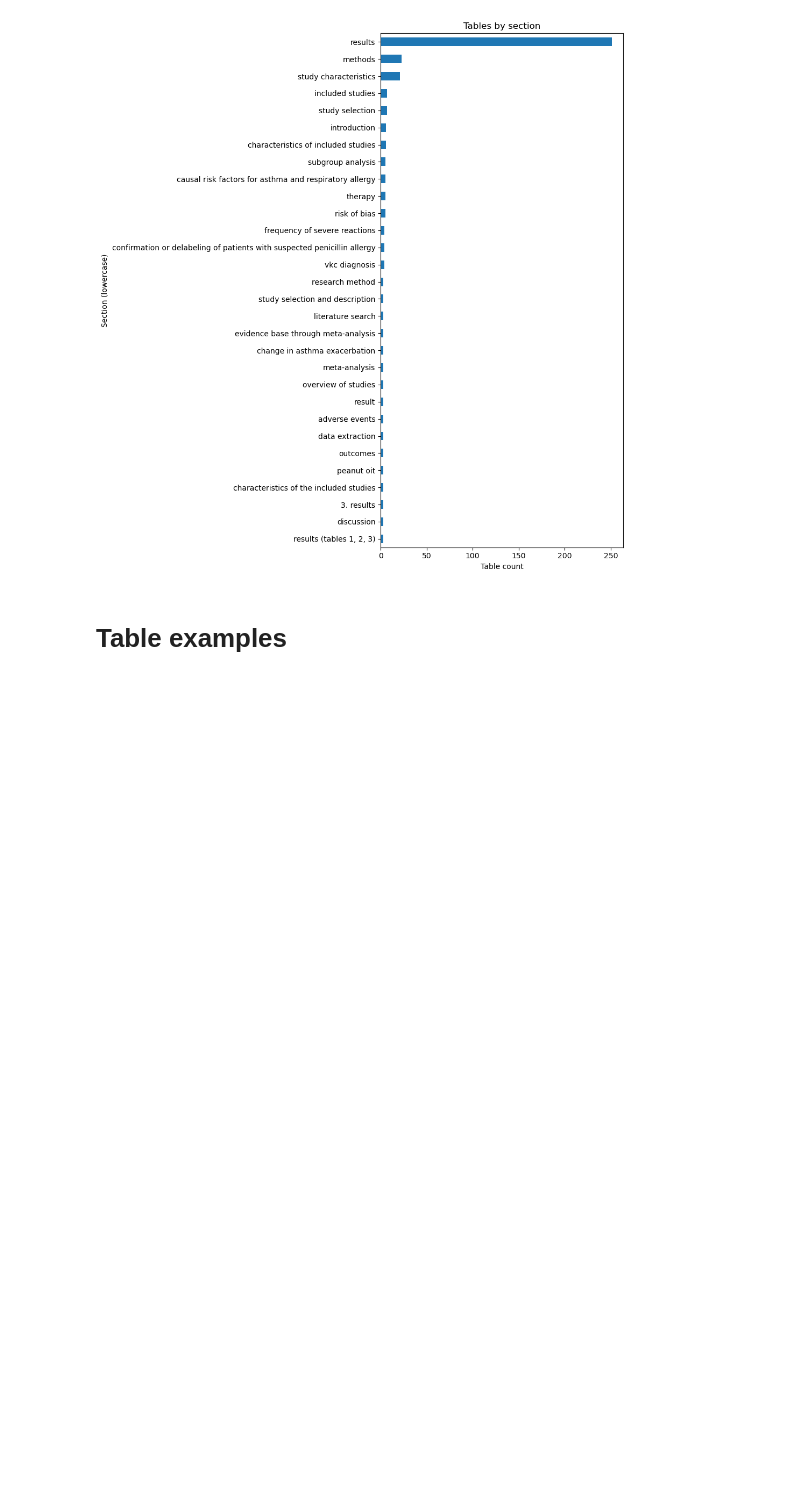
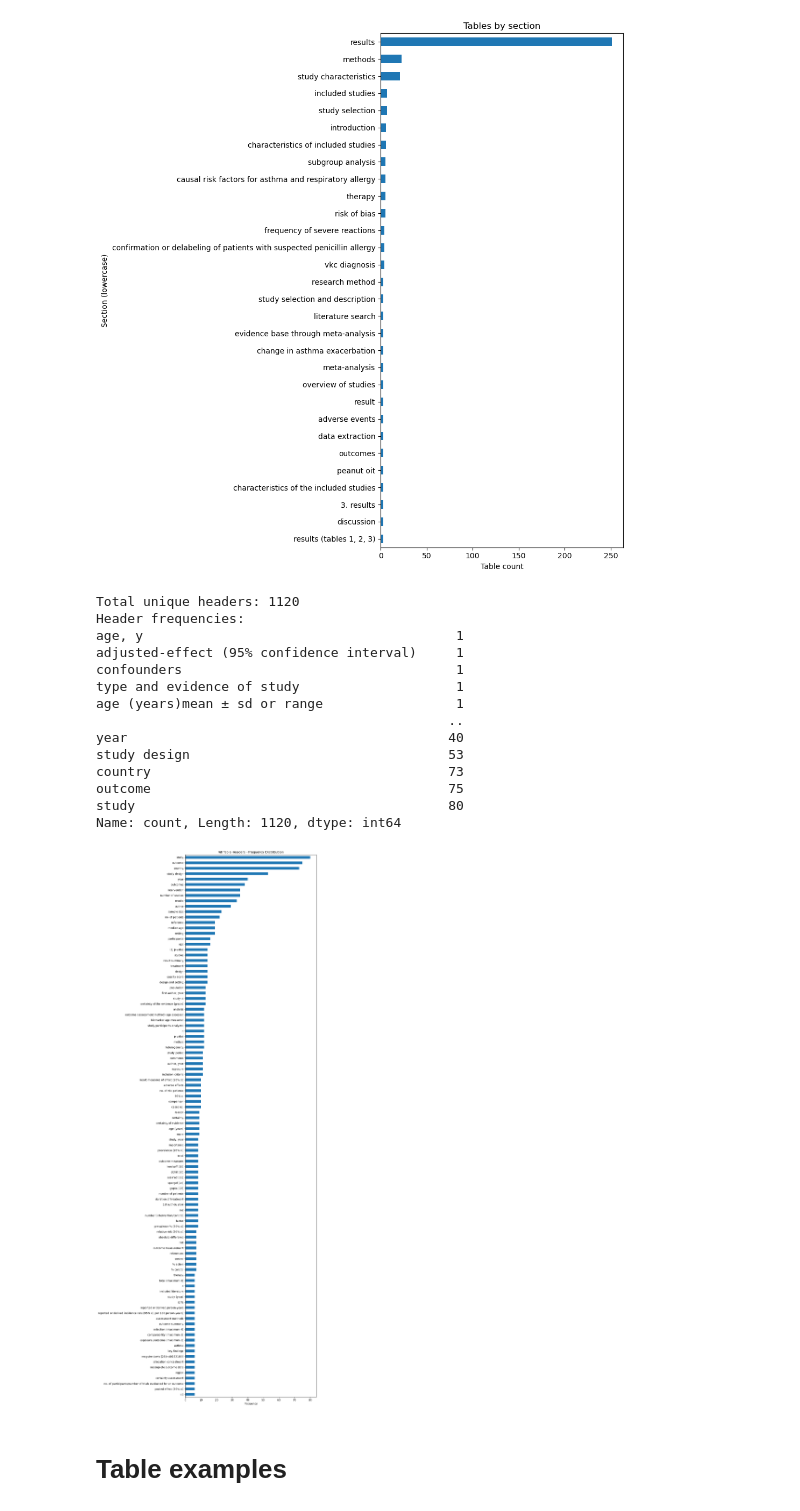
Before and after one commit to AGH-Projects-Library/ai4es-oa-paper-scrapper, a Jupyter notebook: notebooks/inspect_rob_tables_report.ipynb, the cells around one changed output. Cells and saved outputs as stored; diff of their text form; code cells hidden in the pictures; blank space fills up the shorter version.

```diff
--- a/notebooks/inspect_rob_tables_report.ipynb
+++ b/notebooks/inspect_rob_tables_report.ipynb
@@ -144,6 +148,41 @@ plt.show()
 # %% [output]
 Sections found: 199
 [figure]
+# %%
+all_headers = []
+
+for table_headers in df_tables['Header']:
+    if table_headers:
+        all_headers.extend([str(h.lower()).strip() for h in table_headers if h])
+
+header_counts = pd.Series(all_headers).value_counts().sort_values(ascending=True)
+header_counts_tail = header_counts.tail(100)
+
+print(f'Total unique headers: {len(header_counts)}')
+print(f'Header frequencies:\n{header_counts}')
+
+figsize_height = max(6, 0.3 * len(header_counts_tail))
+ax = header_counts_tail.plot(kind='barh', figsize=(12, figsize_height))
+ax.set_xlabel('Frequency')
+ax.set_title('All Table Headers - Frequency Distribution')
+plt.tight_layout()
+plt.show()
+# %% [output]
+Total unique headers: 1120
+Header frequencies:
+age, y                                        1
+adjusted-effect (95% confidence interval)     1
+confounders                                   1
+type and evidence of study                    1
+age (years)mean ± sd or range                 1
+                                             ..
+year                                         40
+study design                                 53
+country                                      73
+outcome                                      75
+study                                        80
+Name: count, Length: 1120, dtype: int64
+[figure, added]
 # %% [markdown]
 # Table examples
 # %% [markdown]
```
Also changed, not shown: parts of 5 cells of this notebook.
